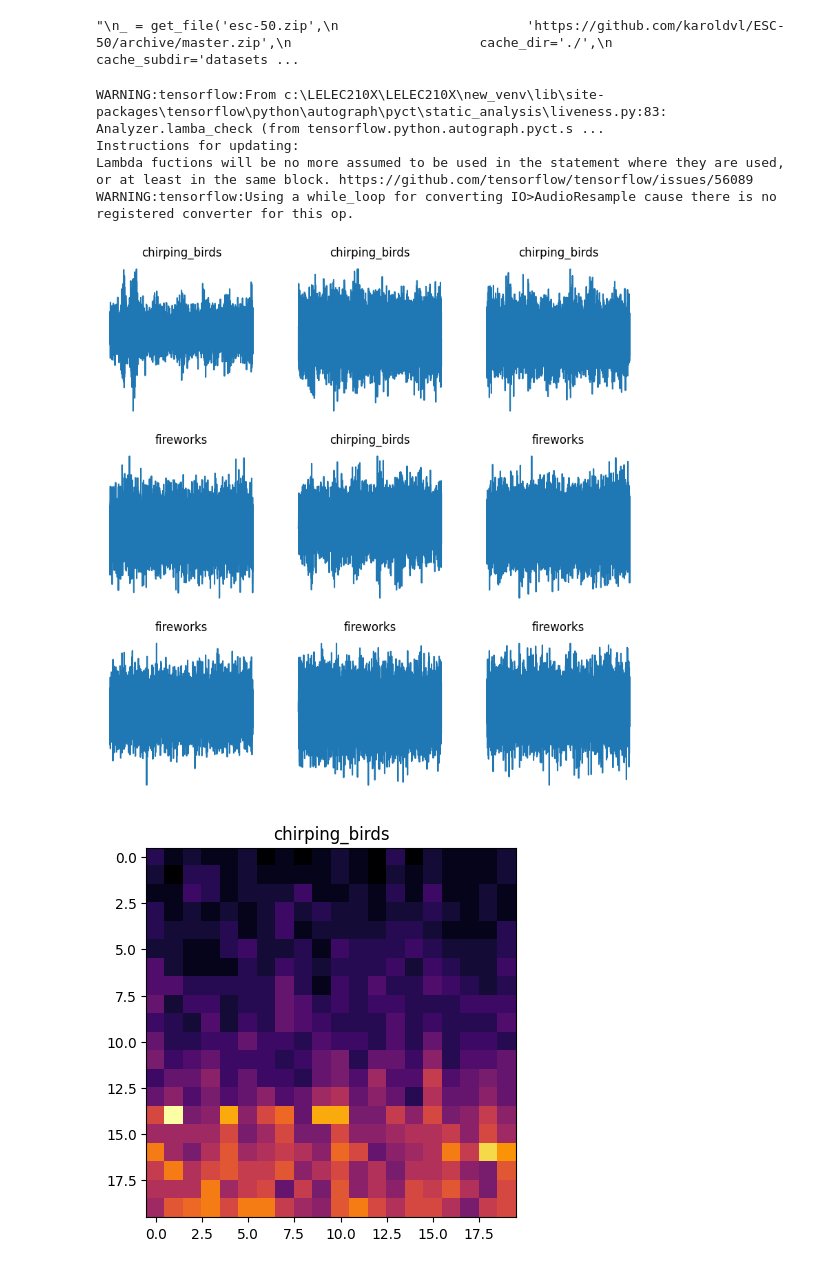
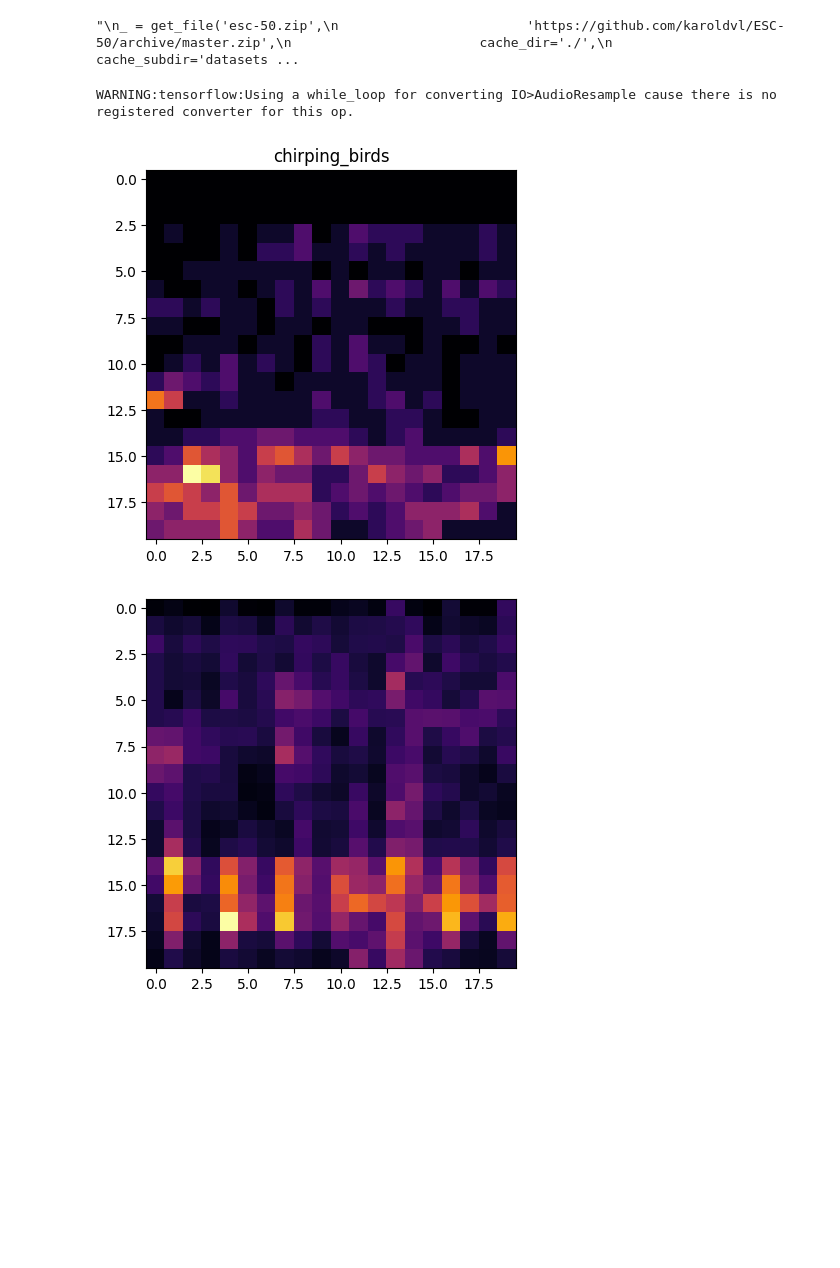
Before and after one commit to LoicTumelaire/LELEC210X, a Jupyter notebook: classification/tensorflow2.ipynb, the cells around one changed output. Drawn from its saved outputs; the diff is of its cells as text; code cells hidden in the pictures; blank space fills up the shorter version.

```diff
--- a/classification/tensorflow2.ipynb
+++ b/classification/tensorflow2.ipynb
@@ -112,13 +110,16 @@ def apply_bandpass(wav, label, fold):
 
 @tf.function
 def apply_noise(wav, label, fold):
-  noise = tf.random.normal(tf.shape(wav), stddev=0.05)
+  # get wav energy
+  energy = tf.reduce_sum(wav ** 2) / tf.cast(tf.shape(wav)[0], tf.float32)
+  # add gaussian noise
+  noise = tf.random.normal(tf.shape(wav), stddev=energy * 0.1)
   return wav + noise, label, fold
 
 main_ds = main_ds.map(apply_noise)
 
 # plot the first 9 waveforms with time shift
-
+"""
 fig, axes = plt.subplots(3, 3, figsize=(10, 10))
 for i, (wav, label, fold) in enumerate(main_ds.take(9)):
   r, c = i // 3, i % 3
@@ -127,14 +128,14 @@ for i, (wav, label, fold) in enumerate(main_ds.take(9)):
   ax.set_title(my_classes[label.numpy()])
   ax.axis('off')
 plt.show()
-
+"""
 
 # apply a melspectrogram transformation to the audio data
 
 @tf.function
 def wav2spec(wav, label, fold):
   spectrogram = tfio.audio.spectrogram(wav, nfft=512, window=256, stride=512)
-  mel_spectrogram = tfio.audio.melscale(spectrogram, rate=10200, mels=20, fmin=0, fmax=5100)
+  mel_spectrogram = tfio.audio.melscale(spectrogram, rate=12000, mels=20, fmin=0, fmax=6000)
   mel_spectrogram = tf.expand_dims(mel_spectrogram, -1)  # Ensure 3 dimensions
   mel_spectrogram = tf.image.rot90(mel_spectrogram, k=-1)
   return mel_spectrogram, label, fold
@@ -154,8 +155,6 @@ plt.imshow(spec.numpy(), cmap='inferno')
 plt.title(my_classes[label.numpy()])
 plt.show()
 
-print(spec.numpy())
-
 """
 fig, axes = plt.subplots(3, 3, figsize=(10, 10))
 for i, (spec, label, fold) in enumerate(main_ds.take(9)):
@@ -169,42 +168,37 @@ plt.show()
 file1 = np.load("classification/data/melspecs/0005001a00.npy")
 plt.imshow(file1.reshape(20, 20), cmap='inferno')
 plt.show()
-
-print(file1.reshape(20, 20))
 
 # split the dataset into training and validation sets
 
 @tf.function
 def is_validation(fold):
   return fold == 1
 
 @tf.function
 def is_test(fold):
   return fold == 2
 
 train_ds = main_ds.filter(lambda wav, label, fold: not is_validation(fold) and not is_test(fold))
 val_ds = main_ds.filter(lambda wav, label, fold: is_validation(fold))
 test_ds = main_ds.filter(lambda wav, label, fold: is_test(fold))
 
 # shuffle the training dataset
 
 train_ds = train_ds.shuffle(buffer_size=1000, reshuffle_each_iteration=True)
 
 # batch the datasets
 
 train_ds = train_ds.batch(32)
 val_ds = val_ds.batch(32)
 test_ds = test_ds.batch(32)
 
 # prepare the datasets for training
 
 train_ds = train_ds.prefetch(tf.data.experimental.AUTOTUNE)
 val_ds = val_ds.prefetch(tf.data.experimental.AUTOTUNE)
 test_ds = test_ds.prefetch(tf.data.experimental.AUTOTUNE)
 # %% [output]
-WARNING:tensorflow:From c:\LELEC210X\LELEC210X\new_venv\lib\site-packages\tensorflow\python\autograph\pyct\static_analysis\liveness.py:83: Analyzer.lamba_check (from tensorflow.python.autograph.pyct.s ...
-Instructions for updating:
-Lambda fuctions will be no more assumed to be used in the statement where they are used, or at least in the same block. https://github.com/tensorflow/tensorflow/issues/56089
 WARNING:tensorflow:Using a while_loop for converting IO>AudioResample cause there is no registered converter for this op.
-[figure, old version]
+[figure, new version]
-[figure, old version]
+[figure, new version]
```
Also changed, not shown: parts of 5 cells of this notebook, 1 other file.
